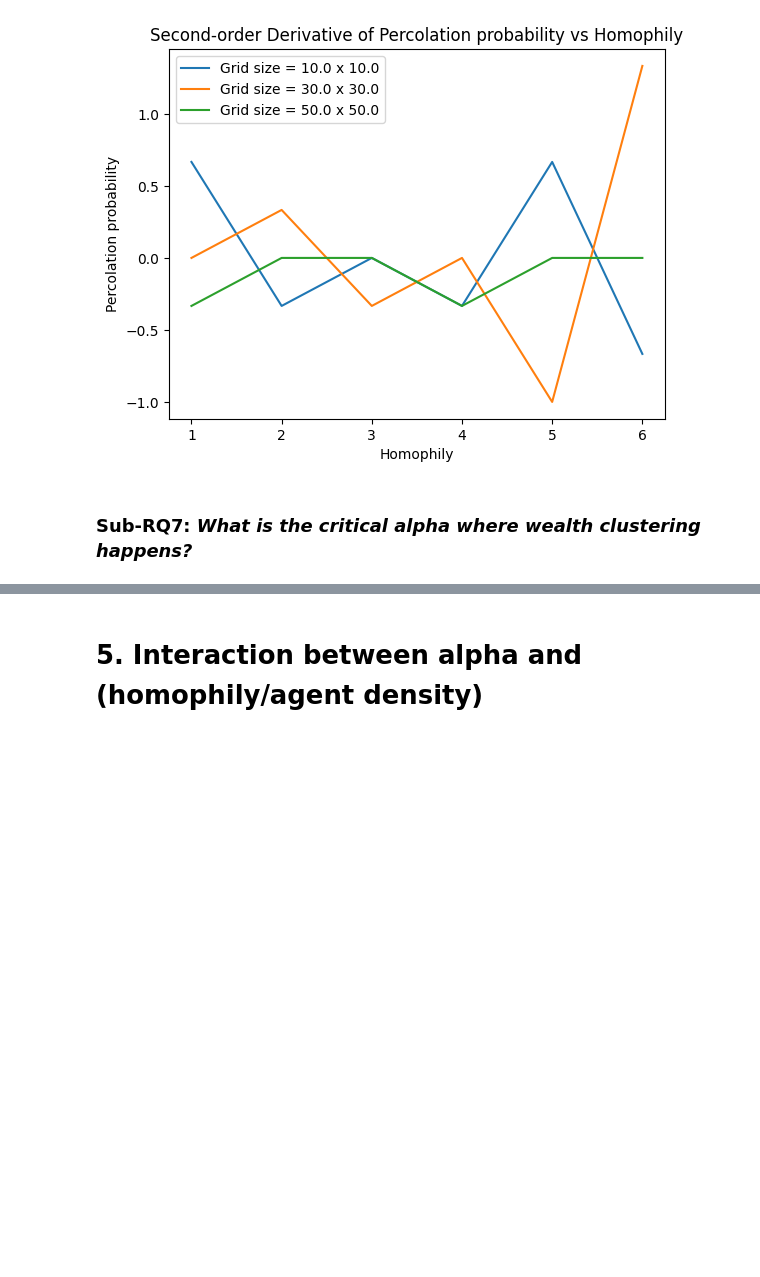
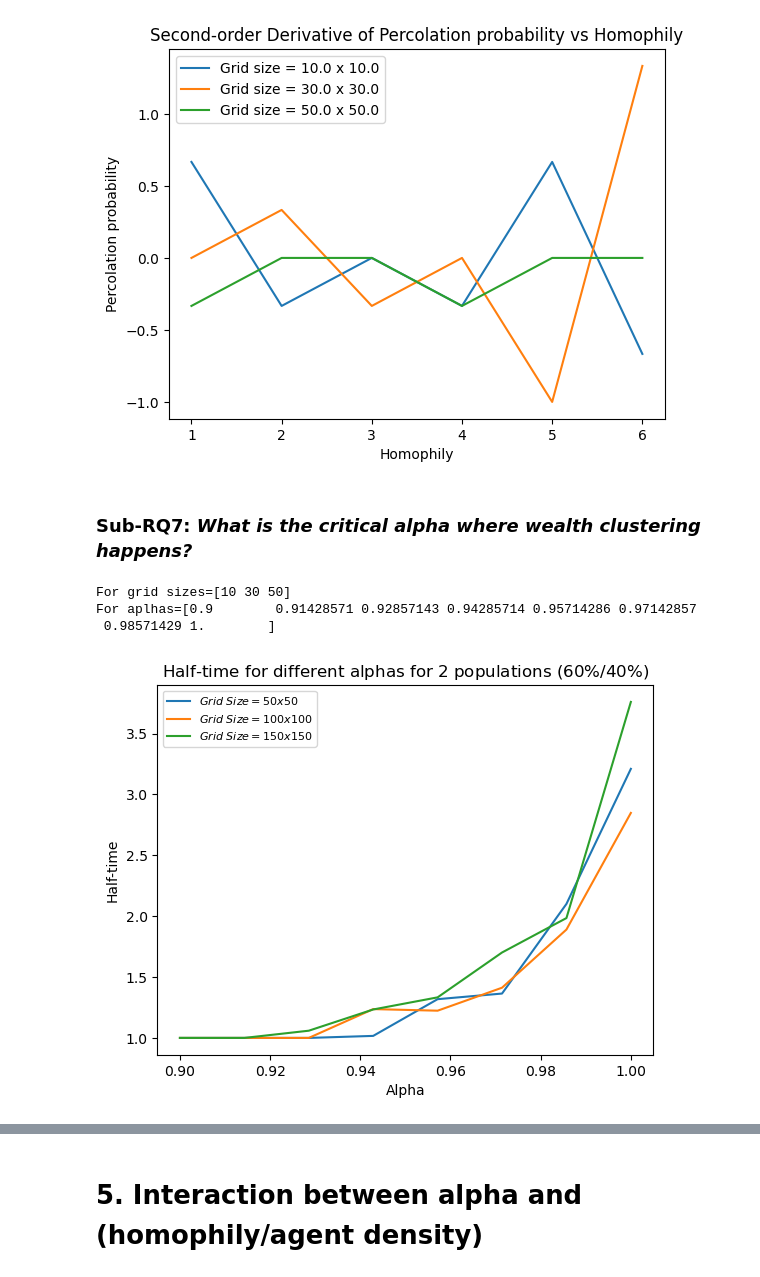
Before and after one commit to aM0NKE/ComplexSystemSimulation, a Jupyter notebook: mesa-schelling/analysis/final_analysisV2.ipynb, the cells around one changed output, grey strips where cells are left out. Saved outputs shown, nothing was run; the diff lists cells and outputs as text; code cells hidden in the pictures; blank space fills up the shorter version.

Commit message:
Added the code and plots for RQ7

```diff
--- a/mesa-schelling/analysis/final_analysisV2.ipynb
+++ b/mesa-schelling/analysis/final_analysisV2.ipynb
@@ -831,0 +838,71 @@ plot_second_derivative(homophilies, probability_dict, 'Homophily')
+# %%
+sims = 5
+grid_size_range = np.linspace(10, 50, num=3, dtype=int)
+alpha_range = np.linspace(0.90, 1, num=8)
+print(f'For grid sizes={grid_size_range}\nFor aplhas={alpha_range}')
+
+fixed_params = {"density": 0.95,
+                "pop_weights": (0.6, 0.4),
+                "fixed_areas_pc": 0.0,
+                "cluster_threshold": 4,
+                "homophily": 5,
+                "stopping_threshold": 5,
+                "stats": True,
+                "server": False}
+variable_params = {
+    "size": grid_size_range,
+    "alpha": alpha_range
+}
+
+batch_run = BatchRunner(
+    Schelling,
+    variable_params,
+    fixed_params,
+    iterations=sims,
+    max_steps=100,
+    model_reporters={"percolation_system": lambda m: m.percolation_system,
+                     "stopping_step": lambda m: m.schedule.steps,
+                     "segregation_coefficient": lambda m: m.segregation_coefficient,
+                     "half_time": lambda m: m.half_time,
+                     }
+)
+
+batch_run.run_all()
+df = batch_run.get_model_vars_dataframe()
+df.to_csv('critical_alpha_batch_run.csv')
+# %% [output]
+For grid sizes=[10 30 50]
+For aplhas=[0.9        0.91428571 0.92857143 0.94285714 0.95714286 0.97142857
+ 0.98571429 1.        ]
+# %%
+# Open the csv file and read it into a DataFrame
+# NOTE: the csv file accessed here was run for bigger grid sizes than the above code (that takes hours to run)
+df = pd.read_csv("batch_runner_results/critical_alpha_batch_run.csv")
+
+# Group the DataFrame by alpha and size and calculate the sum of half_time
+grouped_df = df.groupby(['alpha', 'size'])['half_time'].sum().reset_index()
+grouped_df['half_time'] = grouped_df['half_time'] / sims
+
+# Extract the unique values for alpha and size
+alpha_values = grouped_df['alpha'].unique()
+size_values = grouped_df['size'].unique()
+
+# Create an empty array to store the half-times
+half_time_counts = np.zeros((len(size_values), len(alpha_values)))
+for i, n in enumerate(size_values):
+    for j, h in enumerate(alpha_values):
+        mask = (grouped_df['alpha'] == h) & (grouped_df['size'] == n)
+        half_time_counts[i, j] = grouped_df.loc[mask, 'half_time']
+
+
+# Plot the half-time results
+for i, size in enumerate(size_values):
+    plt.title(r'Half-time for different alphas for 2 populations $(60\%/40\%)$')
+    plt.plot(alpha_values, half_time_counts[i], label=r'$Grid\ Size = %i x %i$' % (size, size))
+
+plt.xlabel('Alpha')
+plt.ylabel('Half-time')
+plt.legend(prop={'size': 8})
+plt.show()
+# %% [output]
+[figure, added]
```
Also changed, not shown: parts of 3 cells of this notebook, 5 other files.
